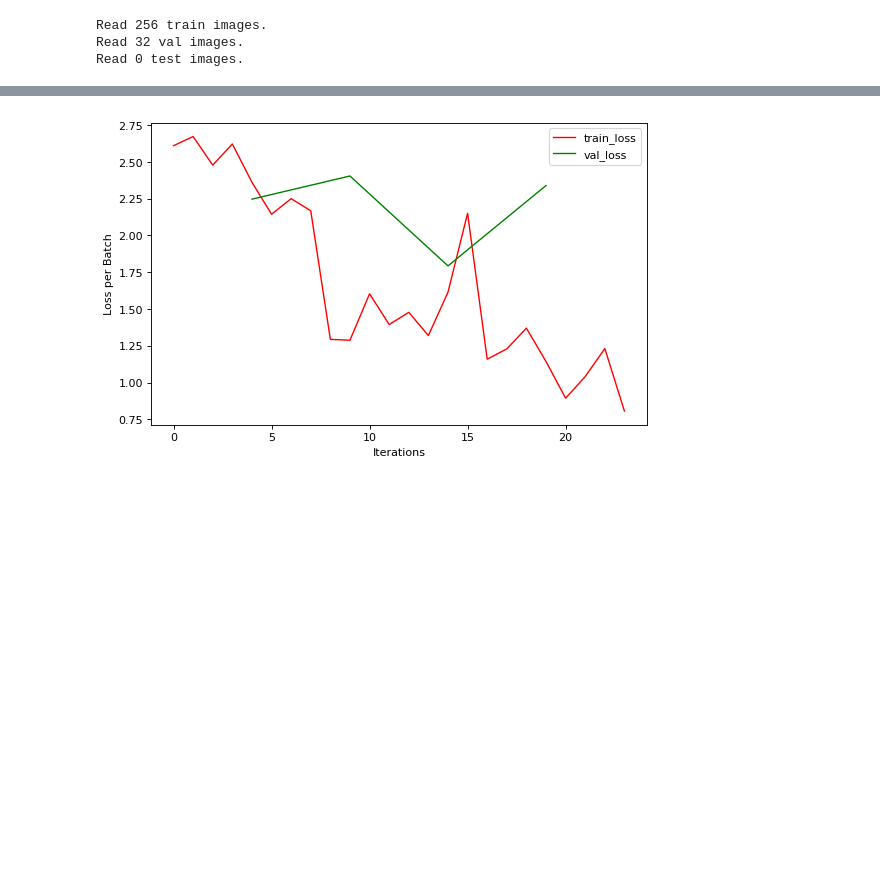
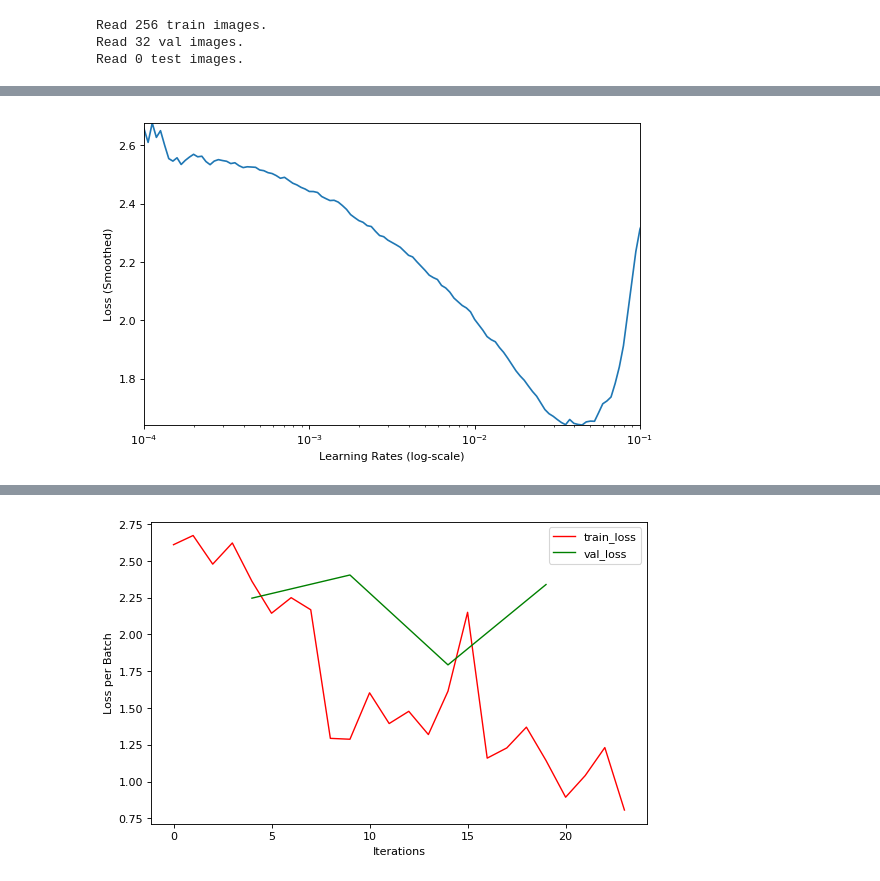
Before and after one commit to talwarabhimanyu/Deep_Learning_Projects, a Jupyter notebook: Pytorch/CIFAR-10 Experiments/CIFAR-10.ipynb, the cells around one changed output, grey strips where cells are left out. Cells and saved outputs as stored; diff of their text form; code cells hidden in the pictures; blank space fills up the shorter version.

```diff
--- a/Pytorch/CIFAR-10 Experiments/CIFAR-10.ipynb
+++ b/Pytorch/CIFAR-10 Experiments/CIFAR-10.ipynb
@@ -87,3 +91,7 @@ lr_finder = model_setup.exploreLR()
+# %%
+lr_finder.zoomPlot(min_lr=1e-4, max_lr=1e-1)
+# %% [output]
+[figure, added]
 # %%
 model_setup = tu.NeuralNet(device, 'resnet18', 'cross_entropy', 10, image_loaders, pre_trained=True)
 model_setup.setOptim('sgd', default_lr=10**(-1.6))
```
Also changed, not shown: parts of 3 cells of this notebook, 2 other files.
